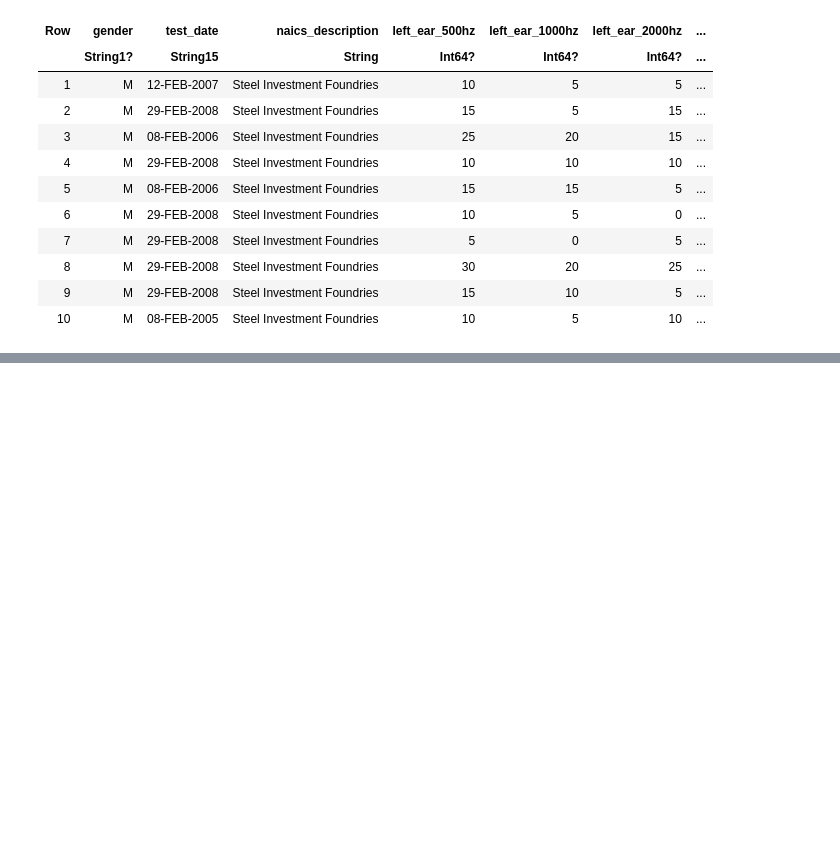
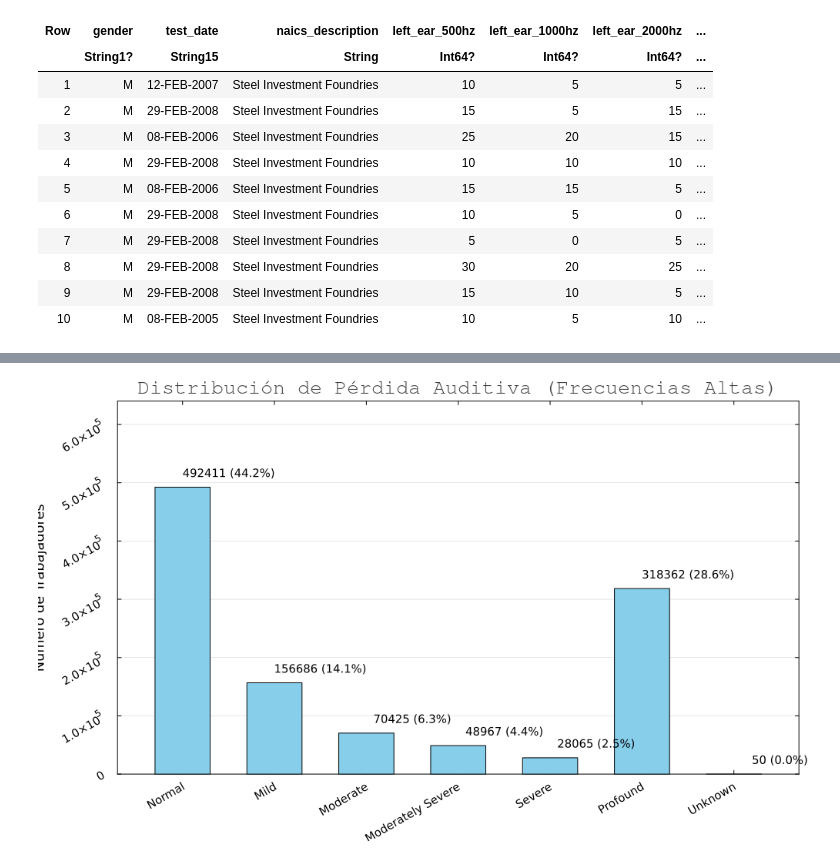
Before and after one commit to cris0436/Proyecto_ingenieria_datos, a Jupyter notebook: notebooks/etl_pipeline_julia_.ipynb, the cells around one changed output, grey strips where cells are left out. Saved outputs shown, nothing was run; the diff lists cells and outputs as text; code cells hidden in the pictures; blank space fills up the shorter version.

```diff
--- a/notebooks/etl_pipeline_julia_.ipynb
+++ b/notebooks/etl_pipeline_julia_.ipynb
@@ -577,0 +594,80 @@ display(current())
+# %%
+# 1️⃣ Versión que crea la columna y devuelve el DataFrame modificado
+function calcular_perdida_auditiva_altas(df::DataFrame)
+    println("Calculando puntajes de pérdida auditiva (frecuencias altas)...")
+
+    left_avg = [
+        let vals = collect(skipmissing([l6, l8]))
+            isempty(vals) ? NaN : mean(vals)
+        end
+        for (l6, l8) in zip(df[!, "left_ear_6000hz"], df[!, "left_ear_8000hz"])
+    ]
+
+    right_avg = [
+        let vals = collect(skipmissing([r6, r8]))
+            isempty(vals) ? NaN : mean(vals)
+        end
+        for (r6, r8) in zip(df[!, "right_ear_6000hz"], df[!, "right_ear_8000hz"])
+    ]
+
+    worst_avg = max.(left_avg, right_avg)
+
+    categorias_asignadas = [
+        isnan(avg) ? "Unknown" :
+        avg < 25 ? "Normal" :
+        avg < 40 ? "Mild" :
+        avg < 55 ? "Moderate" :
+        avg < 70 ? "Moderately Severe" :
+        avg < 90 ? "Severe" : "Profound"
+        for avg in worst_avg
+    ]
+
+    df[!, :hearing_loss_score_high_frequency] = categorias_asignadas
+
+    println("✅ Columna :hearing_loss_score_high_frequency creada.")
+    return df
+end
+
+
+# 2️⃣ Versión que grafica (no modifica DataFrame, solo usa la columna existente)
+function graficar_perdida_auditiva_altas_plot(df::DataFrame)
+    counts = countmap(df[!, :hearing_loss_score_high_frequency])
+    categorias = ["Normal", "Mild", "Moderate", "Moderately Severe", "Severe", "Profound", "Unknown"]
+    valores = [get(counts, cat, 0) for cat in categorias]
+
+    total = sum(valores)
+    porcentajes = total > 0 ? round.(valores ./ total .* 100, digits=1) : fill(0.0, length(valores))
+
+    p = bar(
+        categorias, valores;
+        title="Distribución de Pérdida Auditiva (Frecuencias Altas)",
+        xlabel="Categoría de Pérdida Auditiva",
+        ylabel="Número de Trabajadores",
+        legend=false,
+        color=:skyblue,
+        linecolor=:black,
+        bar_width=0.6,
+        size=(1000, 600),
+        ylims=(0, maximum(valores) * 1.3),
+        rotation=30,
+        grid=:y,
+        framestyle=:box,
+        tickfont=font(10),
+        guidefont=font(12),
+        titlefont=font(14, "Arial"),
+    )
+
+    for (i, (count, pct)) in enumerate(zip(valores, porcentajes))
+        annotate!(p, i, count + maximum(valores) * 0.05, text("$(count) ($(pct)%)", :center, 10))
+    end
+
+    display(p)
+    return nothing
+end
+
+# Paso 1: calcular y agregar la columna
+df_normalizado = calcular_perdida_auditiva_altas(df_normalizado)
+
+# Paso 2: graficar usando la nueva columna
+graficar_perdida_auditiva_altas_plot(df_normalizado)
+# %% [output]
@@ -577,0 +676 @@ display(current())
+[figure, added]
```
Also changed, not shown: parts of 12 cells of this notebook, 1 other file.
